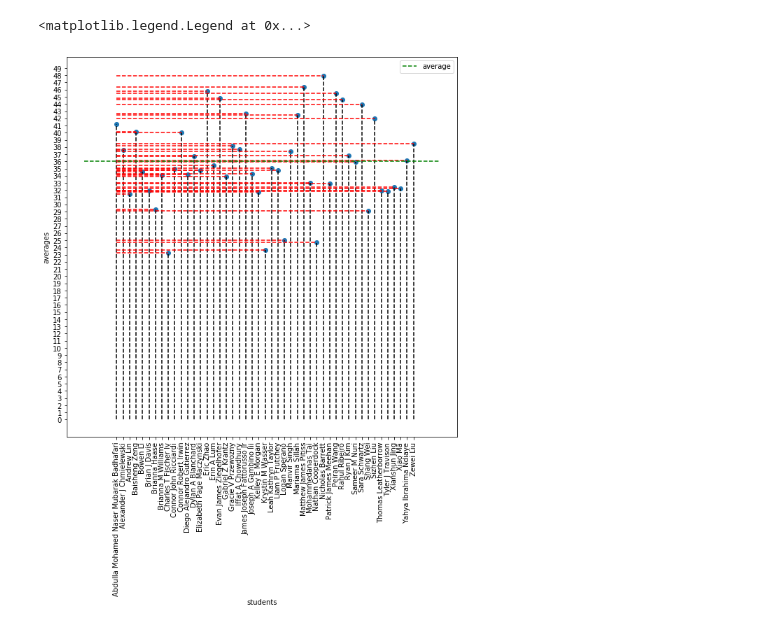
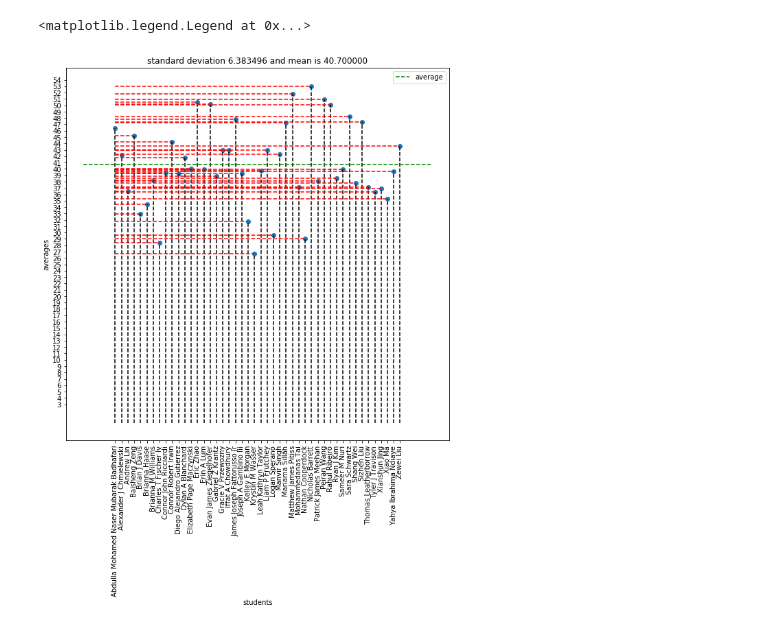
Before and after one commit to ulgenklc/tools_for_teaching, a Jupyter notebook: class_stuff.ipynb, the cells around one changed output. Cells and saved outputs as stored; diff of their text form; code cells hidden in the pictures.

```diff
--- a/class_stuff.ipynb
+++ b/class_stuff.ipynb
@@ -5,37 +5,40 @@ import csv
 import pandas as pd
 import networkx as nx
 # %%
-path = 'C:/Users/ulgen/OneDrive/Masaüstü'
-grade = open( path +"/grades.csv", "r")
+path = '/Users/bengieru/Downloads/tools_for_teaching-master'
+grade = open( path +"/grades1.csv", "r")
 reader_grades = csv.reader(grade)
-grades = np.zeros((60,11))
 arr = [line for line in enumerate(reader_grades)]
 names = []
-scores=[]
-for i in range(1,48):
-    names.append([arr[i][1][0],arr[i][1][1]])
+scores = []
+for i in range(1,47):
+    names.append(arr[i][1][0])
     scores.append([float(arr[i][1][2]),float(arr[i][1][3]),float(arr[i][1][4]),float(arr[i][1][5]),float(arr[i][1][6]),float(arr[i][1][7]),float(arr[i][1][8]),float(arr[i][1][9]),float(arr[i][1][10])])
 # %%
-weights = [1/5,1/5,0,1/10,1/10,1/10,1/10,0,0]
-averages=[]
-for i in range(47):
+weights = [1/5,1/5,0,1/10,1/10,1/10,1/10,1/10,0]
+averages = []
+av={}
+for i in range(46):
     averages.append(np.dot(scores[i],weights))
-    names[i].append(np.dot(scores[i],weights))
+    av['%d'%i]=averages[i]
+    #names[i].append(np.dot(scores[i],weights))
 # %%
-x=np.arange(47)
-k=np.mean(averages)
-fig,ax=plt.subplots(1,1,figsize=(10,10))
-plt.vlines(x, 0, averages, linestyle="dashed")
-plt.hlines(averages, 0, x, linestyle="dashed", color='r')
-plt.hlines(k,-5,50,linestyle='dashed',color='g', label='average')
+x = np.arange(46)
+k = np.mean(averages)
+s = np.std(averages)
+fig,ax = plt.subplots(1,1,figsize = (10,10))
+plt.vlines(x, 0, averages, linestyle = "dashed")
+plt.hlines(averages, 0, x, linestyle = "dashed", color = 'r')
+plt.hlines(k,-5,50,linestyle = 'dashed',color = 'g', label = 'average')
 ax.scatter(x,averages)
+ax.set_title('standard deviation %2f and mean is %2f'%(s,k))
 ax.set_xlabel('students')
 ax.set_ylabel('averages')
-plt.xticks(np.arange(47), np.transpose(np.array(names))[0].tolist(),rotation='vertical')
-plt.yticks(np.arange(50))
+plt.xticks(np.arange(46), np.transpose(np.array(names)).tolist(),rotation = 'vertical')
+plt.yticks(np.arange(int(max(averages)))+3)
 plt.legend()
 #for i, txt in enumerate(np.transpose(np.array(names))[0].tolist()):
     #ax.annotate(txt,(x[i],averages[i]))
 # %% [output]
 <matplotlib.legend.Legend at 0x...>
-[figure, old version]
+[figure, new version]
```
Also changed, not shown: parts of 5 cells of this notebook, 2 other files.
